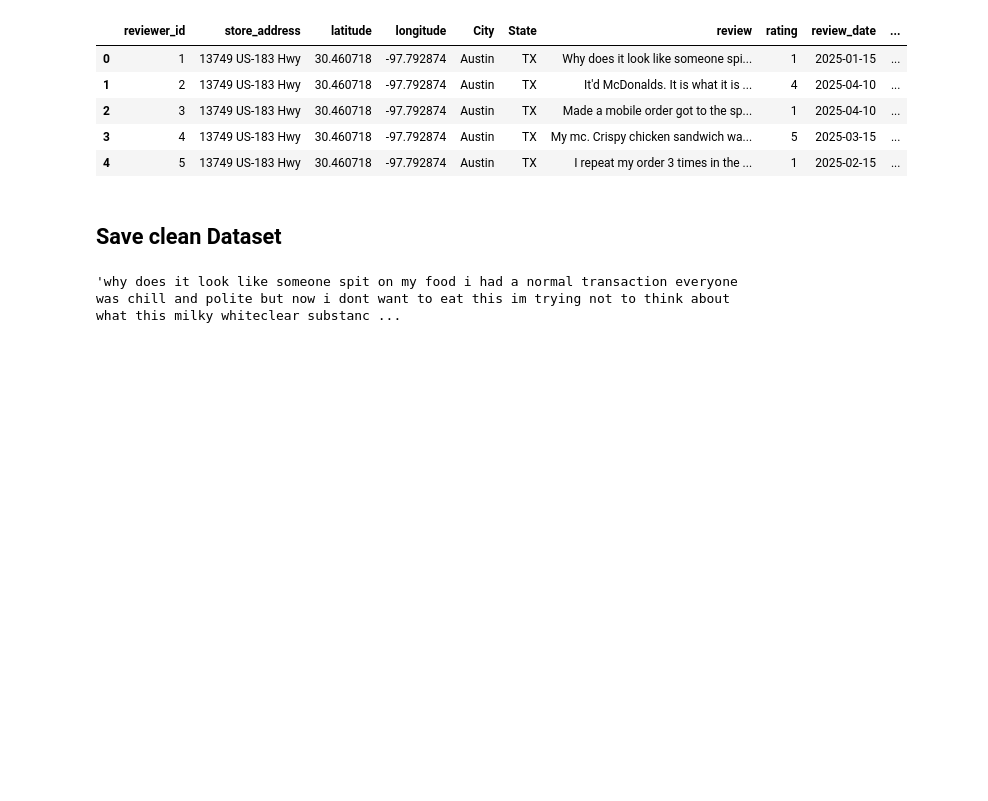
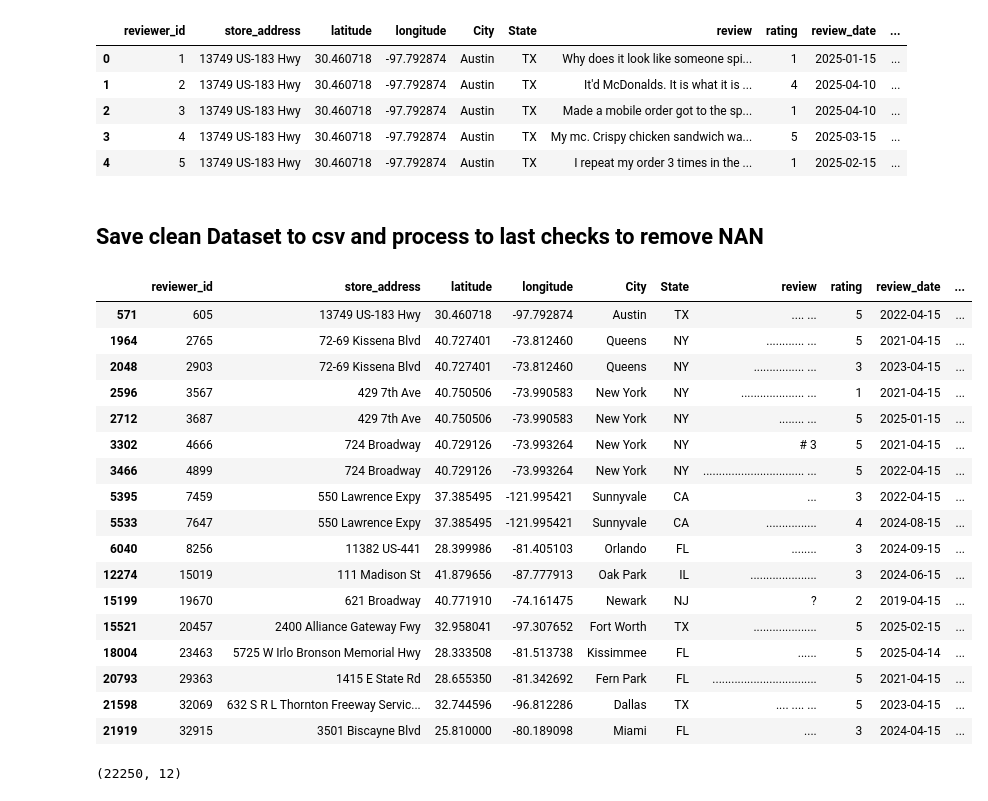
Before and after one commit to myriamgoyet/Customer-sentiment-analysis, a Jupyter notebook: notebooks/preprocessing.ipynb, the cells around one changed output. Saved outputs shown, nothing was run; the diff lists cells and outputs as text; code cells hidden in the pictures; blank space fills up the shorter version.

Commit message:
to be up to date

```diff
--- a/notebooks/preprocessing.ipynb
+++ b/notebooks/preprocessing.ipynb
@@ -360,10 +369,29 @@ df2.head()
 | 3 | 4 | 13749 US-183 Hwy | 30.460718 | -97.792874 | Austin | TX | My mc. Crispy chicken sandwich wa... | 5 | 2025-03-15 | ... |
 | 4 | 5 | 13749 US-183 Hwy | 30.460718 | -97.792874 | Austin | TX | I repeat my order 3 times in the ... | 1 | 2025-02-15 | ... |
 # %% [markdown]
-## Save clean Dataset
+## Save clean Dataset to csv and process to last checks to remove NAN
 # %%
 df2.to_csv('data/cleaned_data.csv',index=False)
 # %%
-df2["clean_reviews"][0]
+df3=pd.read_csv("data/cleaned_data.csv")
-# %% [output]
-'why does it look like someone spit on my food i had a normal transaction everyone was chill and polite but now i dont want to eat this im trying not to think about what this milky whiteclear substanc ...
+# %%
+df3[df3["clean_reviews"].isna()]
+# %% [output]
+|  | reviewer_id | store_address | latitude | longitude | City | State | review | rating | review_date | ... |
+| 571 | 605 | 13749 US-183 Hwy | 30.460718 | -97.792874 | Austin | TX | .... ... | 5 | 2022-04-15 | ... |
+| 1964 | 2765 | 72-69 Kissena Blvd | 40.727401 | -73.812460 | Queens | NY | ............ ... | 5 | 2021-04-15 | ... |
+| 2048 | 2903 | 72-69 Kissena Blvd | 40.727401 | -73.812460 | Queens | NY | ................ ... | 3 | 2023-04-15 | ... |
+| 2596 | 3567 | 429 7th Ave | 40.750506 | -73.990583 | New York | NY | .................... ... | 1 | 2021-04-15 | ... |
+| 2712 | 3687 | 429 7th Ave | 40.750506 | -73.990583 | New York | NY | ........ ... | 5 | 2025-01-15 | ... |
+| 3302 | 4666 | 724 Broadway | 40.729126 | -73.993264 | New York | NY | # 3 | 5 | 2021-04-15 | ... |
+| 3466 | 4899 | 724 Broadway | 40.729126 | -73.993264 | New York | NY | ................................ ... | 5 | 2022-04-15 | ... |
+| 5395 | 7459 | 550 Lawrence Expy | 37.385495 | -121.995421 | Sunnyvale | CA | ... | 3 | 2022-04-15 | ... |
+| 5533 | 7647 | 550 Lawrence Expy | 37.385495 | -121.995421 | Sunnyvale | CA | ................ | 4 | 2024-08-15 | ... |
+| 6040 | 8256 | 11382 US-441 | 28.399986 | -81.405103 | Orlando | FL | ........ | 3 | 2024-09-15 | ... |
+| 12274 | 15019 | 111 Madison St | 41.879656 | -87.777913 | Oak Park | IL | ..................... | 3 | 2024-06-15 | ... |
+| 15199 | 19670 | 621 Broadway | 40.771910 | -74.161475 | Newark | NJ | ? | 2 | 2019-04-15 | ... |
+| 15521 | 20457 | 2400 Alliance Gateway Fwy | 32.958041 | -97.307652 | Fort Worth | TX | .................... | 5 | 2025-02-15 | ... |
+| 18004 | 23463 | 5725 W Irlo Bronson Memorial Hwy | 28.333508 | -81.513738 | Kissimmee | FL | ...... | 5 | 2025-04-14 | ... |
+| 20793 | 29363 | 1415 E State Rd | 28.655350 | -81.342692 | Fern Park | FL | ................................. | 5 | 2021-04-15 | ... |
+| 21598 | 32069 | 632 S R L Thornton Freeway Servic... | 32.744596 | -96.812286 | Dallas | TX | .... .... ... | 5 | 2023-04-15 | ... |
+| 21919 | 32915 | 3501 Biscayne Blvd | 25.810000 | -80.189098 | Miami | FL | .... | 3 | 2024-04-15 | ... |
@@ -369,0 +400,4 @@ df2["clean_reviews"][0]
+# %%
+df3.shape
+# %% [output]
+(22250, 12)
```
Also changed, not shown: parts of 4 cells of this notebook.
